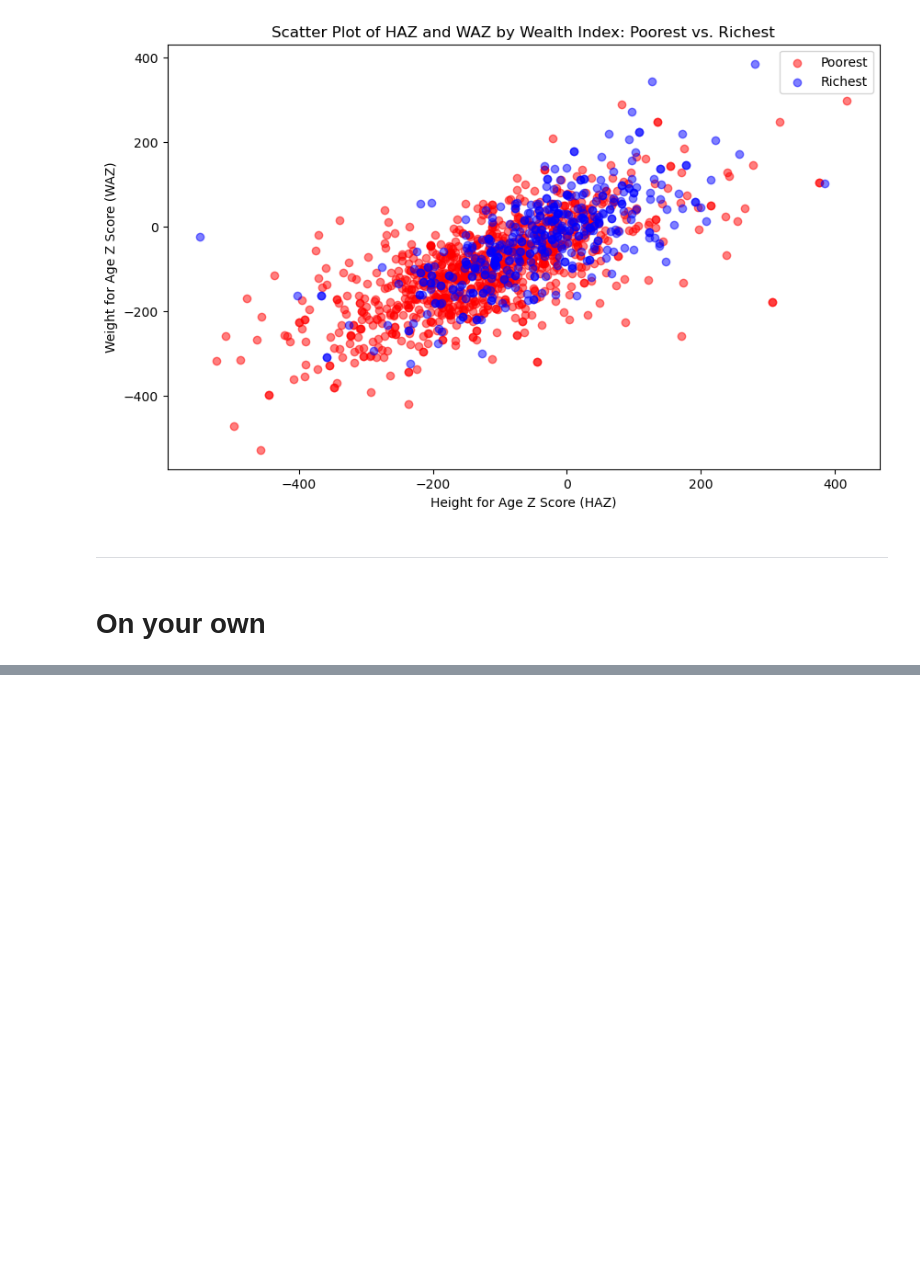
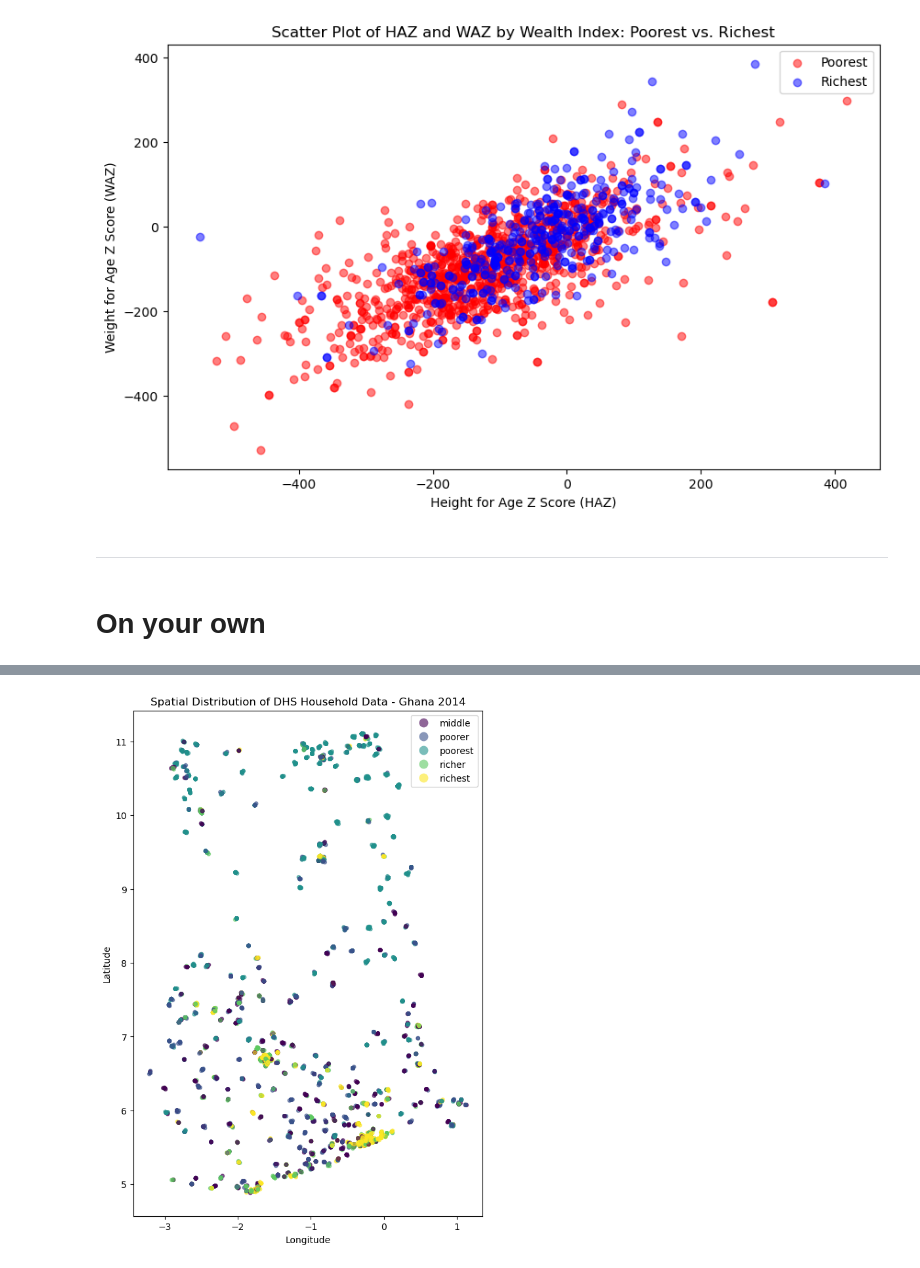
Before and after one commit to Minteb/Numpy-for-geospatial-science, a Jupyter notebook: Matplotlib.ipynb, the cells around one changed output, grey strips where cells are left out. Saved outputs shown, nothing was run; the diff lists cells and outputs as text; code cells hidden in the pictures; blank space fills up the shorter version.

```diff
--- a/Matplotlib.ipynb
+++ b/Matplotlib.ipynb
@@ -1110,0 +1116,8 @@ plt.show()
+# %%
+# 1 Convert the DataFrame to a GeoDataFrame
+# We use 'long' for x and 'lat' for y
+geometry = [Point(xy) for xy in zip(df['long'], df['lat'])]
+gdf = gpd.GeoDataFrame(df, geometry=geometry)
+# %%
+# 2. Set the Coordinate Reference System (CRS) to WGS84 (Standard lat/long)
+gdf.set_crs(epsg=4326, inplace=True)
@@ -1110,0 +1138,19 @@ plt.show()
+# %%
+# 3. Plotting
+fig, ax = plt.subplots(figsize=(10, 10))
+
+# Plot the points, coloring them by 'wealth_index' or 'stunting'
+gdf.plot(ax=ax,
+         column='wealth_index',
+         legend=True,
+         markersize=15,
+         cmap='viridis',
+         alpha=0.6)
+
+ax.set_title('Spatial Distribution of DHS Household Data - Ghana 2014')
+ax.set_xlabel('Longitude')
+ax.set_ylabel('Latitude')
+
+plt.show()
+# %% [output]
+[figure, added]
```
Also changed, not shown: parts of 4 cells of this notebook.
